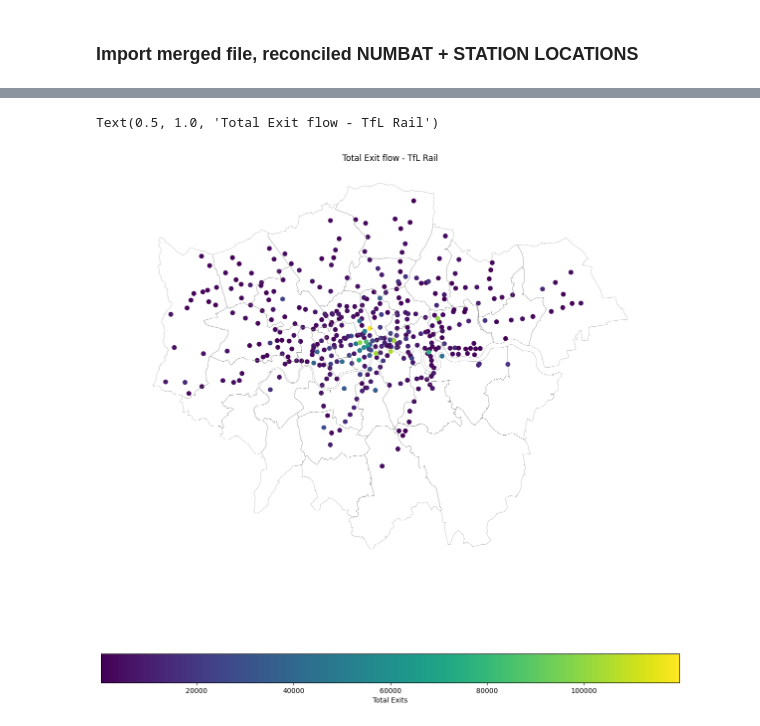
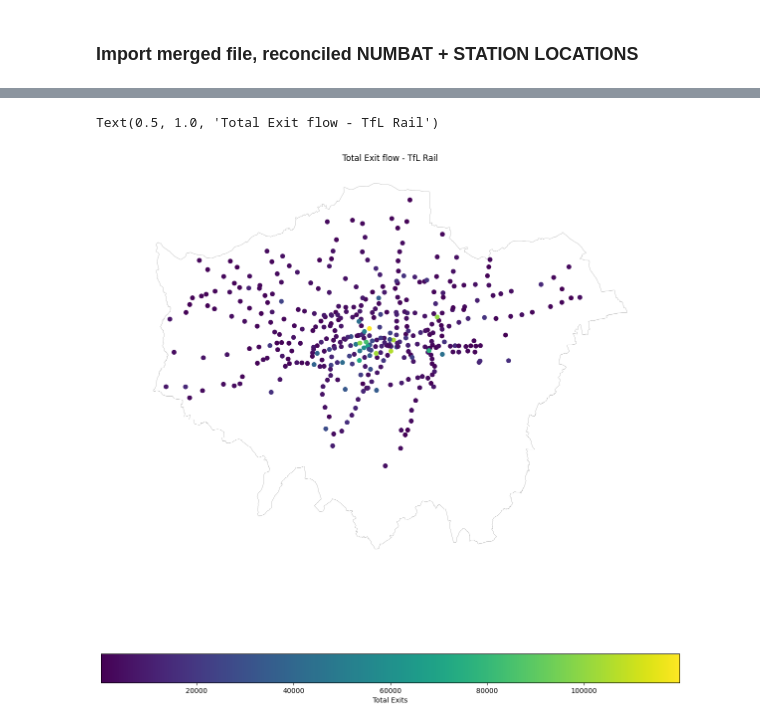
Before and after one commit to shaunhoang/casa-tfl, a Jupyter notebook: code/rail.ipynb, the cells around one changed output, grey strips where cells are left out. Cells and saved outputs as stored; diff of their text form; code cells hidden in the pictures.

Commit message:
finished isochrone scripts, cleaned up bus and rail point datasets

```diff
--- a/code/rail.ipynb
+++ b/code/rail.ipynb
@@ -132,10 +133,11 @@ Merging Hub stations
 # %%
 # import
 numbat_merge_geo = pd.read_csv(os.path.join('data','numbat_geo_merge.csv'), delimiter=',')
-numbat_merge_geo = numbat_merge_geo.drop(columns='geometry') # drop geometry column
 
 # merge into stations df
+numbat_merge_geo = numbat_merge_geo.drop(columns='geometry') # drop geometry column
 stations_numbat_geo = stations[['UniqueId','geometry']].merge(numbat_merge_geo, left_on='UniqueId', right_on='UniqueId', how='inner')
+stations_numbat_geo.to_crs(epsg=27700, inplace=True)
 stations_numbat_geo.head()
 # %% [output]
 |  | UniqueId | geometry | Name | Total | Early | AM Peak | Midday | PM Peak | Evening | Late |
@@ -150 +155,8 @@ stations_numbat_geo = stations_numbat_geo[stations_numbat_geo['Total']!=0]
+# %%
+# download the Greater London boundary
+greater_london = ox.geocode_to_gdf('Greater London, UK')
+greater_london.to_crs(epsg=27700, inplace=True)
+
+# subset points that are within the boundary of london
+stations_numbat_geo = stations_numbat_geo[stations_numbat_geo.geometry.intersects(greater_london.geometry[0])]
 # %%
@@ -154,18 +178,11 @@ stations_numbat_geo.explore()
-# %%
-# import london boroughs
-boroughs = gpd.read_file(os.path.join('data','statistical-gis-boundaries-london','ESRI','London_Borough_Excluding_MHW.shp'))
-boroughs = boroughs.to_crs(epsg=4326) # change crs to 4326
-
-# subset points that are within the boundary of london
-stations_numbat_geo = gpd.sjoin(stations_numbat_geo, boroughs, predicate='intersects')
 # %%
 # plot stations_numbat_geo based on Total
 
 fig,ax = plt.subplots(1,1,figsize=(15,15))
 stations_numbat_geo.plot(column='Total',ax=ax,legend=True,legend_kwds={'label': "Total Exits",'orientation': "horizontal"})
-boroughs.boundary.plot(ax=ax, color='grey', linewidth=0.3)
+greater_london.boundary.plot(ax=ax, color='grey', linewidth=0.3)
 ax.set_axis_off()
 plt.title('Total Exit flow - TfL Rail')
 # %% [output]
 Text(0.5, 1.0, 'Total Exit flow - TfL Rail')
-[figure, old version]
+[figure, new version]
```
Also changed, not shown: parts of 7 cells of this notebook, 9 other files.
